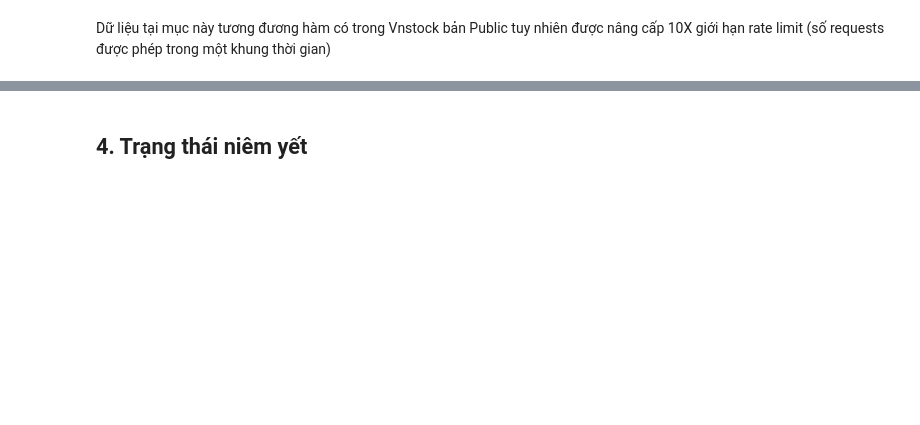
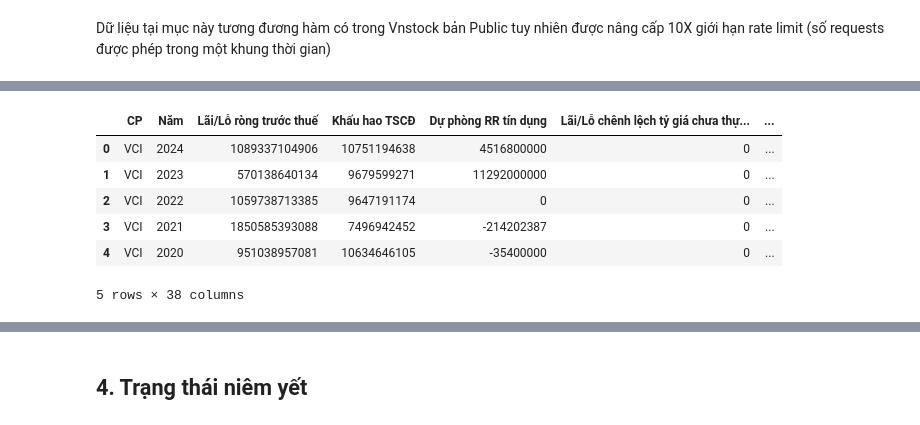
Before and after one commit to vnstock-hq/vnstock_insider_guide, a Jupyter notebook: demo/1-vnstock_data_explorer_v2_demo.ipynb, the cells around one changed output, grey strips where cells are left out. Saved outputs shown, nothing was run; the diff lists cells and outputs as text; code cells hidden in the pictures; blank space fills up the shorter version.

```diff
--- a/demo/1-vnstock_data_explorer_v2_demo.ipynb
+++ b/demo/1-vnstock_data_explorer_v2_demo.ipynb
@@ -214,0 +254,11 @@ Dữ liệu tại mục này tương đương hàm có trong Vnstock bản Publi
+# %%
+# Bỏ .head() để hiển thị toàn bộ dữ liệu
+fin.cash_flow(period='year', lang='vi').head()
+# %% [output]
+|  | CP | Năm | Lãi/Lỗ ròng trước thuế | Khấu hao TSCĐ | Dự phòng RR tín dụng | Lãi/Lỗ chênh lệch tỷ giá chưa thự... | ... |
+| 0 | VCI | 2024 | 1089337104906 | 10751194638 | 4516800000 | 0 | ... |
+| 1 | VCI | 2023 | 570138640134 | 9679599271 | 11292000000 | 0 | ... |
+| 2 | VCI | 2022 | 1059738713385 | 9647191174 | 0 | 0 | ... |
+| 3 | VCI | 2021 | 1850585393088 | 7496942452 | -214202387 | 0 | ... |
+| 4 | VCI | 2020 | 951038957081 | 10634646105 | -35400000 | 0 | ... |
+5 rows × 38 columns
```
Also changed, not shown: parts of 26 cells of this notebook, 1 other file.
